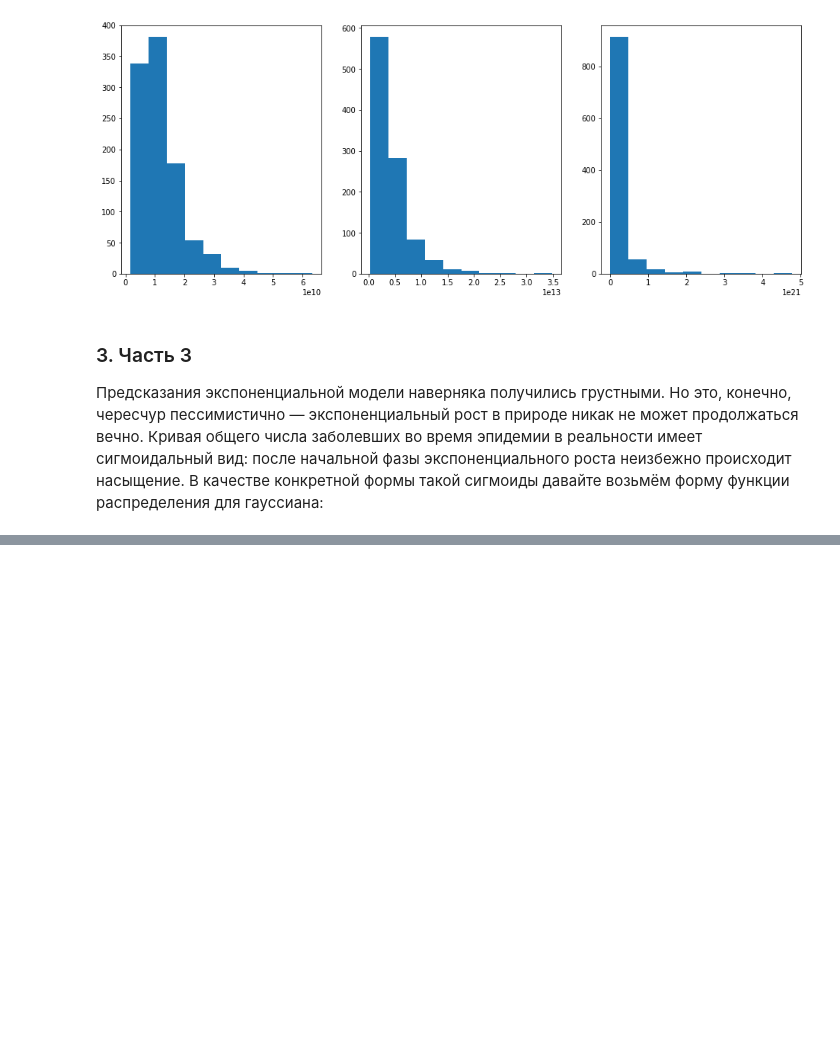
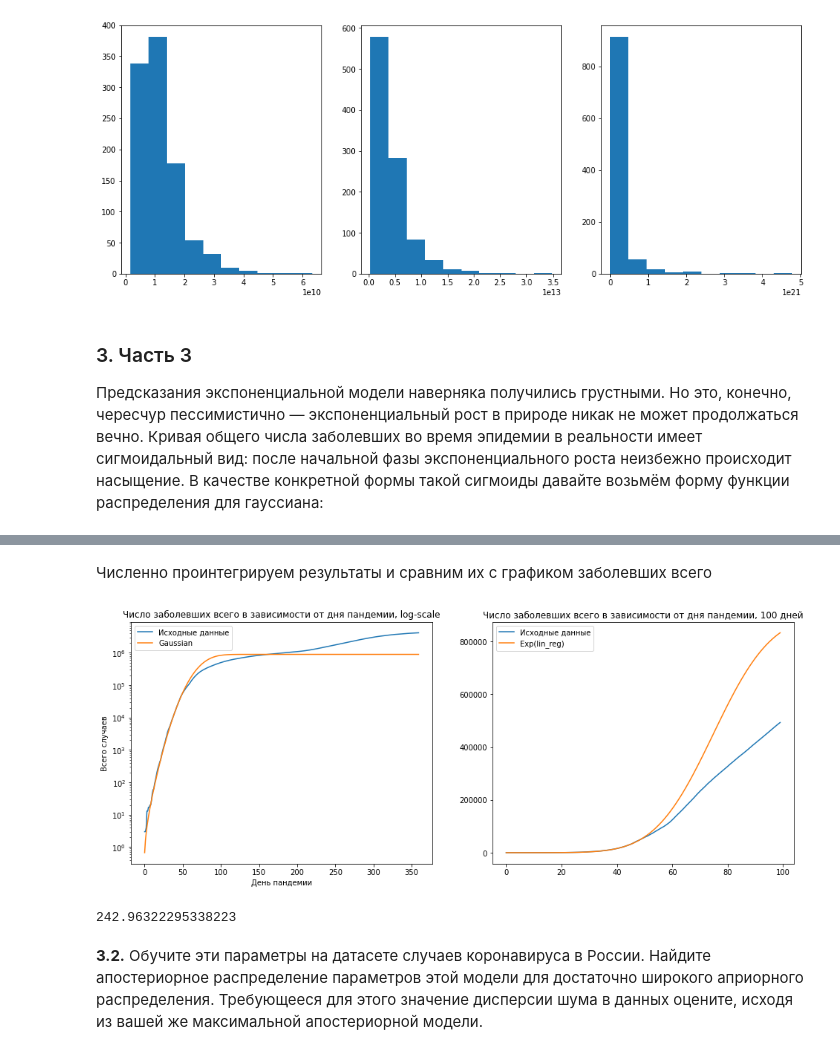
Before and after one commit to MaximSinyaev/made_ml_2, a Jupyter notebook: hw1/HW1.ipynb, the cells around one changed output, grey strips where cells are left out. Cells and saved outputs as stored; diff of their text form; code cells hidden in the pictures; blank space fills up the shorter version.

```diff
--- a/hw1/HW1.ipynb
+++ b/hw1/HW1.ipynb
@@ -423,0 +464,31 @@ for i, point in enumerate(points):
+# %% [markdown]
+Численно проинтегрируем результаты и сравним их с графиком заболевших всего
+# %%
+# Построим графики
+y_pred_total = np.cumsum(np.exp(y_pred))
+fig = plt.figure(figsize=(16, 6))
+ax = fig.add_subplot(1, 2, 1)
+plt.plot(X, corona_df_ru['total_cases'], label='Исходные данные')
+plt.plot(X, y_pred_total, label='Gaussian')
+plt.title('Число заболевших всего в зависимости от дня пандемии, log-scale')
+plt.xlabel('День пандемии')
+plt.ylabel('Всего случаев')
+plt.yscale('log')
+plt.legend()
+ax = fig.add_subplot(1, 2, 2)
+# График в обычной шкале с ограничением количества дней
+MAX_DAYS = 100
+plt.title(f'Число заболевших всего в зависимости от дня пандемии, {MAX_DAYS} дней')
+plt.plot(X[:MAX_DAYS], corona_df_ru['total_cases'].iloc[:MAX_DAYS], label='Исходные данные')
+plt.plot(X[:MAX_DAYS], np.cumsum(np.exp(y_pred[:MAX_DAYS])), label='Exp(lin_reg)')
+plt.legend()
+plt.show()
+# %% [output]
+[figure, added]
+# %%
+posterior_noise_std_total_gaus = np.std(y_total[:TRAIN_PERIOD] - y_pred_total[:TRAIN_PERIOD], ddof=1)
+posterior_noise_std_total_gaus
+# %% [output]
+242.96322295338223
+# %% [markdown]
+**3.2.** Обучите эти параметры на датасете случаев коронавируса в России. Найдите апостериорное распределение параметров этой модели для достаточно широкого априорного распределения. Требующееся для этого значение дисперсии шума в данных оцените, исходя из вашей же максимальной апостериорной модели.
```
Also changed, not shown: parts of 14 cells of this notebook.
